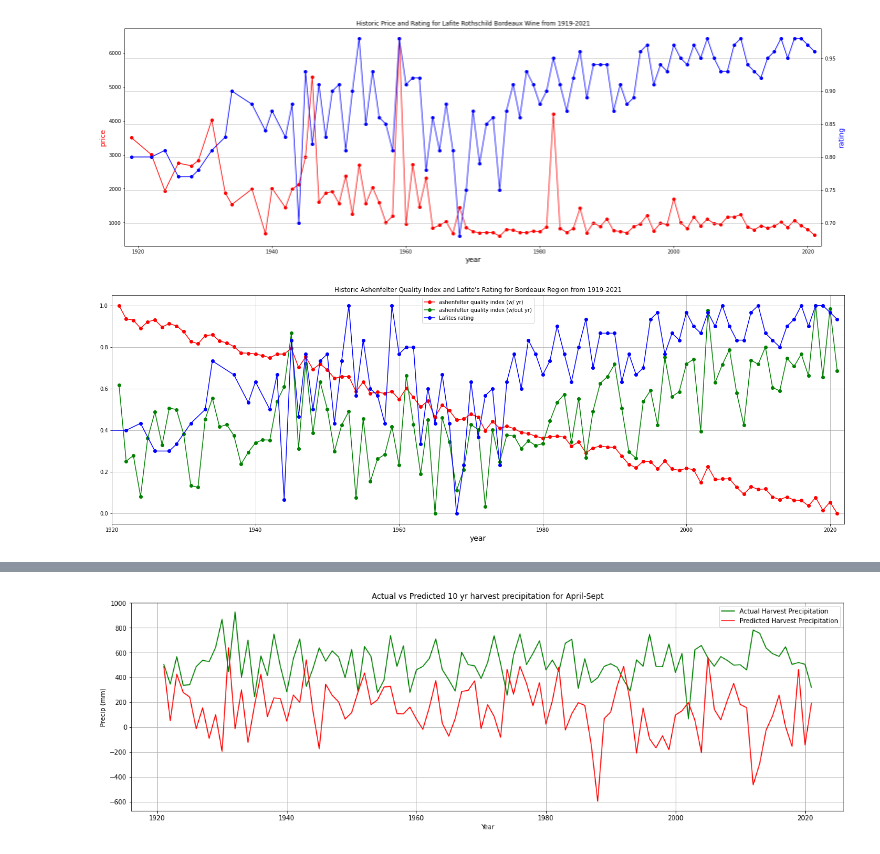
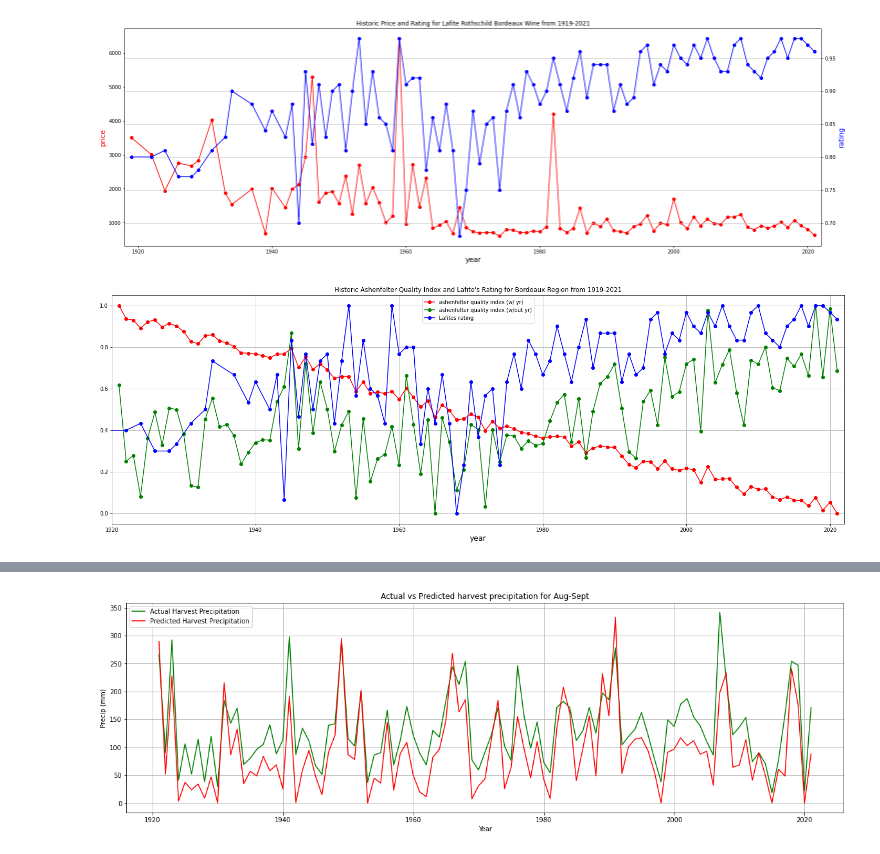
Before and after one commit to polina-golikova/Wine-Quality-Modeling, a Jupyter notebook: source/historic ashenfelter index and lafite's rating and price.ipynb, the cells around one changed output, grey strips where cells are left out. Drawn from its saved outputs; the diff is of its cells as text; code cells hidden in the pictures.

```diff
--- a/source/historic ashenfelter index and lafite's rating and price.ipynb
+++ b/source/historic ashenfelter index and lafite's rating and price.ipynb
@@ -114,7 +114,7 @@ plt.plot(dates, sep_temp_pred, label='Predicted Sept Temp', color='red')
 plt.grid()
 plt.xlabel('Year')
 plt.ylabel('Temp (C)')
-plt.title('Actual vs Predicted 10 yr temperature forecast for September')
+plt.title('Actual vs Predicted temperature forecast for September')
 plt.legend()
 plt.show()
 # Predicting September Temperature
@@ -157,10 +157,10 @@ plt.plot(dates, growing_temp_pred, label='Predicted Growing Temp', color='red')
 plt.grid()
 plt.xlabel('Year')
 plt.ylabel('Temp (C)')
-plt.title('Actual vs Predicted 10 yr temperature forecast for April-Oct')
+plt.title('Actual vs Predicted temperature forecast for April-Oct')
 plt.legend()
 plt.show()
-# Predicting September Temperature
+# Predicting Growing Months Temperature
 next_10_yrs = pd.date_range(start='2021-12-31', end='2031-12-31', freq='y')
 next_10_yrs_df = pd.DataFrame({'year': next_10_yrs})
 next_10_yrs_df['aprT'] = [random.uniform(growing_temp_features[:, 0].min(), growing_temp_features[:, 0].max()) for i in range(len(next_10_yrs))]
@@ -182,8 +182,8 @@ plt.show()
 
 # Stochastic Gradient on Historic August & September Precipitation
 dates = df2['year'].values
-harvest_precip_features = df2[['julP', 'augP', 'sepP', 'octP']].values
-harvest_precip_target = df2['totalPOctMar'].values
+harvest_precip_features = df2[['augP', 'sepP']].values
+harvest_precip_target = df2['totalPSeptAug'].values
 harvest_precip_features = (harvest_precip_features - harvest_precip_features.mean()) / harvest_precip_features.std()
 learning_rate = 0.001
 num_iterations = 1000
@@ -198,31 +198,31 @@ for i in range(num_iterations):
         error = harvest_precip_target[j] - prediction
         gradient = -2 * harvest_precip_features[j] * error
         weights -= learning_rate * gradient
-harvest_precip_pred = np.dot(harvest_precip_features, weights)
+harvest_precip_pred = np.dot(harvest_precip_features, weights) + 85
+harvest_precip_pred = np.maximum(harvest_precip_pred, 0)
 plt.figure(figsize=(20,6))
 plt.plot(dates, harvest_precip_target, label='Actual Harvest Precipitation', color='green')
 plt.plot(dates, harvest_precip_pred, label='Predicted Harvest Precipitation', color='red')
 plt.grid()
 plt.xlabel('Year')
 plt.ylabel('Precip (mm)')
-plt.title('Actual vs Predicted 10 yr harvest precipitation for April-Sept')
+plt.title('Actual vs Predicted harvest precipitation for Aug-Sept')
 plt.legend()
 plt.show()
 # Predicting August & September Precipitation
 next_10_yrs = pd.date_range(start='2021-12-31', end='2031-12-31', freq='y')
 next_10_yrs_df = pd.DataFrame({'year': next_10_yrs})
-next_10_yrs_df['julP'] = [random.uniform(harvest_precip_features[:, 0].min(), harvest_precip_features[:, 0].max()) for i in range(len(next_10_yrs))]
-next_10_yrs_df['augP'] = [random.uniform(harvest_precip_features[:, 1].min(), harvest_precip_features[:, 1].max()) for i in range(len(next_10_yrs))]
-next_10_yrs_df['sepP'] = [random.uniform(harvest_precip_features[:, 2].min(), harvest_precip_features[:, 2].max()) for i in range(len(next_10_yrs))]
-next_10_yrs_df['octP'] = [random.uniform(harvest_precip_features[:, 3].min(), harvest_precip_features[:, 3].max()) for i in range(len(next_10_yrs))]
-next_10_yrs_df_X = (next_10_yrs_df[['julP', 'augP', 'sepP', 'octP']].values - harvest_precip_features.mean()) / harvest_precip_features.std()
+next_10_yrs_df['augP'] = [random.uniform(harvest_precip_features[:, 0].min(), harvest_precip_features[:, 0].max()) for i in range(len(next_10_yrs))]
+next_10_yrs_df['sepP'] = [random.uniform(harvest_precip_features[:, 1].min(), harvest_precip_features[:, 1].max()) for i in range(len(next_10_yrs))]
+next_10_yrs_df_X = (next_10_yrs_df[['augP', 'sepP']].values - harvest_precip_features.mean()) / harvest_precip_features.std()
 next_10_yrs_harvest_precip_pred = np.dot(next_10_yrs_df_X, weights)
+next_10_yrs_harvest_precip_pred = np.maximum(next_10_yrs_harvest_precip_pred, 0)
 plt.figure(figsize=(20,6))
 plt.plot(next_10_yrs_df['year'], next_10_yrs_harvest_precip_pred, color='red', marker=".", markersize=20)
 plt.grid()
 plt.xlabel('Year')
 plt.ylabel('Precip (mm)')
-plt.title('Predicted 10 yr harvest precipitation for April-Sept')
+plt.title('Predicted 10 yr harvest precipitation for Aug-Sept')
 plt.show()
 
 # Stochastic Gradient on Historic October-March Precipitation
@@ -236,22 +236,23 @@ num_iterations = 1000
 weights = np.random.rand(growing_precip_features.shape[1])
 for i in range(num_iterations):
     permutation = np.random.permutation(growing_precip_features.shape[0])
-    harvest_precip_features = growing_precip_features[permutation]
-    harvest_precip_target = growing_precip_target[permutation]
+    growing_precip_features = growing_precip_features[permutation]
+    growing_precip_target = growing_precip_target[permutation]
 
     for j in range(growing_precip_features.shape[0]):
         prediction = np.dot(growing_precip_features[j], weights)
         error = growing_precip_target[j] - prediction
         gradient = -2 * growing_precip_features[j] * error
         weights -= learning_rate * gradient
-growing_precip_pred = np.dot(growing_precip_features, weights)
+growing_precip_pred = np.dot(growing_precip_features, weights) *.5 + 400
+growing_precip_pred = np.maximum(growing_precip_pred, 0)
 plt.figure(figsize=(20,6))
 plt.plot(dates, growing_precip_target, label='Actual Growing Precipitation', color='green')
 plt.plot(dates, growing_precip_pred, label='Predicted Growing Precipitation', color='red')
 plt.grid()
 plt.xlabel('Year')
 plt.ylabel('Precip (mm)')
-plt.title('Actual vs Predicted 10 yr growingprecipitation for October-March')
+plt.title('Actual vs Predicted growing precipitation for October-March')
 plt.legend()
 plt.show()
 # Predicting October-March Temperature
@@ -265,6 +266,7 @@ next_10_yrs_df['novP'] = [random.uniform(growing_precip_features[:, 4].min(), gr
 next_10_yrs_df['decP'] = [random.uniform(growing_precip_features[:, 5].min(), growing_precip_features[:, 5].max()) for i in range(len(next_10_yrs))]
 next_10_yrs_df_X = (next_10_yrs_df[['janP', 'febP', 'marP', 'octP', 'novP', 'decP']].values - growing_precip_features.mean()) / growing_precip_features.std()
 next_10_yrs_growing_precip_pred = np.dot(next_10_yrs_df_X, weights)
+next_10_yrs_growing_precip_pred = np.maximum(next_10_yrs_growing_precip_pred, 0)
 plt.figure(figsize=(20,6))
 plt.plot(next_10_yrs_df['year'], next_10_yrs_growing_precip_pred, color='red', marker=".", markersize=20)
 plt.grid()
@@ -272,51 +274,6 @@ plt.xlabel('Year')
 plt.ylabel('Precip (mm)')
 plt.title('Predicted 10 yr harvest precipitation for October-March')
 plt.show()
-
-
-df2 = pd.read_excel(r'C:/Users/polin/Dropbox/EE 608 spring 2023/project/Wine-Quality-Modeling/data/bordeauxWeather.xlsx')
-dates = df2['year'].values
-financial_features = df2[['ashNoYr', 'ashYr', 'quality']].values
-financial_target = df2['price'].values
-financial_features = (financial_features - financial_features.mean()) / financial_features.std()
-learning_rate = 0.001
-num_iterations = 1000
-weights = np.random.rand(financial_features.shape[1])
-for i in range(num_iterations):
-    permutation = np.random.permutation(financial_features.shape[0])
-    financial_features = financial_features[permutation]
-    financial_target = financial_target[permutation]
-
-    for j in range(financial_features.shape[0]):
-        prediction = np.dot(financial_features[j], weights)
-        error = financial_target[j] - prediction
-        gradient = -2 * financial_features[j] * error
-        weights -= learning_rate * gradient
-financial_pred = np.dot(financial_features, weights)
-plt.figure(figsize=(20,6))
-plt.plot(dates, financial_target, label='Actual Price for Lafite', color='green')
-plt.plot(dates, financial_pred, label='Predicted Price for Lafite', color='red')
-plt.grid()
-plt.xlabel('Year')
-plt.ylabel('Price ($)')
-plt.title('Actual vs Predicted Price for Lafite Bordeaux Wine')
-plt.legend()
-plt.show()
-# Predicting Future Lafite Price if current year is 2032
-next_10_yrs = pd.date_range(start='2021-12-31', end='2031-12-31', freq='y')
-next_10_yrs_df = pd.DataFrame({'year': next_10_yrs})
-next_10_yrs_df['ashNoYr'] = [random.uniform(financial_features[:, 0].min(), financial_features[:, 0].max()) for i in range(len(next_10_yrs))]
-next_10_yrs_df['ashYr'] = [random.uniform(financial_features[:, 1].min(), financial_features[:, 1].max()) for i in range(len(next_10_yrs))]
-next_10_yrs_df['quality'] = [random.uniform(financial_features[:, 2].min(), financial_features[:, 2].max()) for i in range(len(next_10_yrs))]
-next_10_yrs_df_X = (next_10_yrs_df[['ashNoYr', 'ashYr', 'quality']].values - financial_features.mean()) / financial_features.std()
-next_10_yrs_financial_pred = np.dot(next_10_yrs_df_X, weights)
-plt.figure(figsize=(20,6))
-plt.plot(next_10_yrs_df['year'], next_10_yrs_financial_pred, color='red', marker=".", markersize=20)
-plt.grid()
-plt.xlabel('Year')
-plt.ylabel('Price ($)')
-plt.title('Predicted Future Price for Lafite Bordeaux Wine, if current year is 2032')
-plt.show()
 # %% [output]
 [figure]
 [figure]
@@ -327 +284 @@ plt.show()
-[figure, old version]
+[figure, new version]
```
Also changed, not shown: parts of 3 cells of this notebook, 2 other files.
